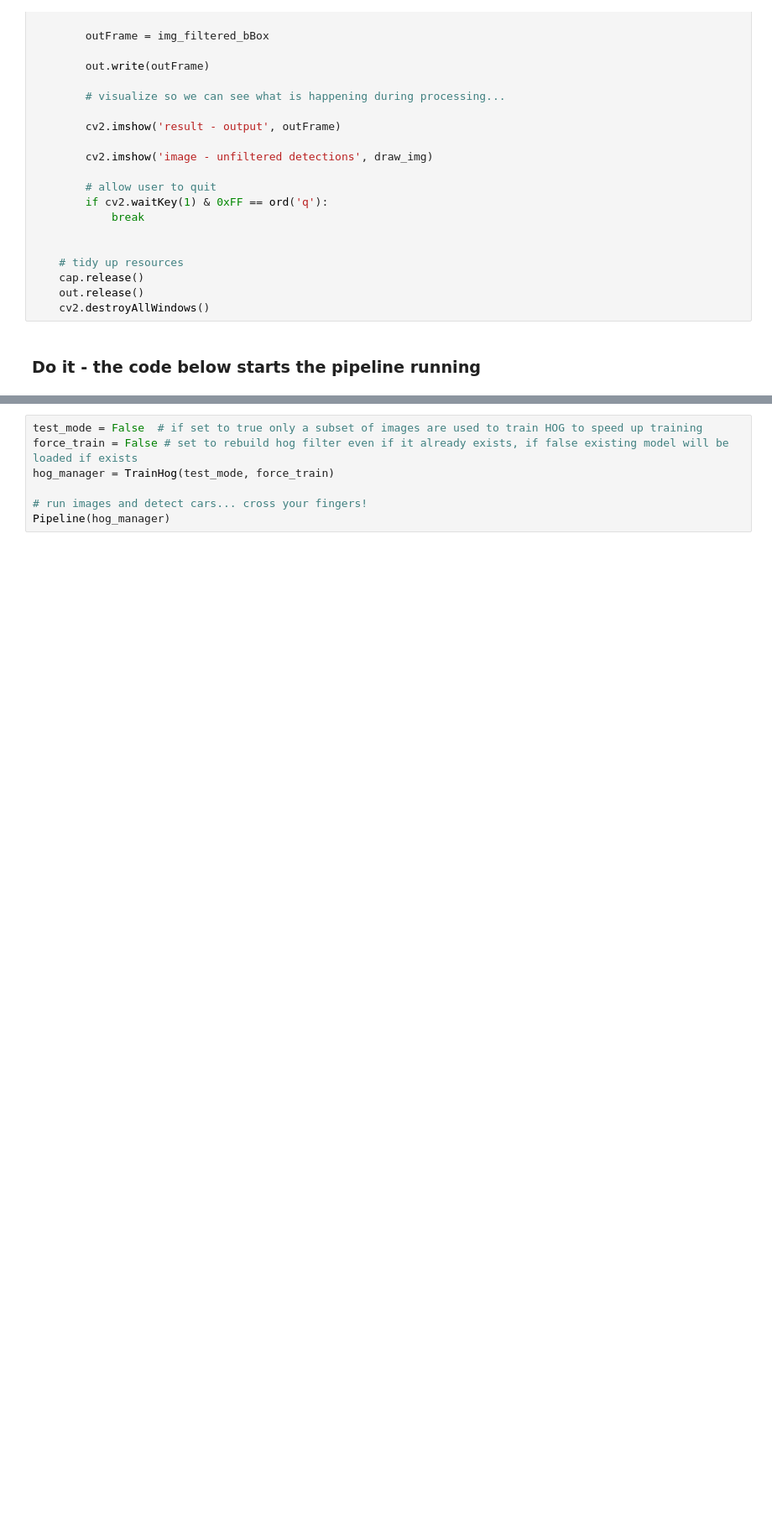
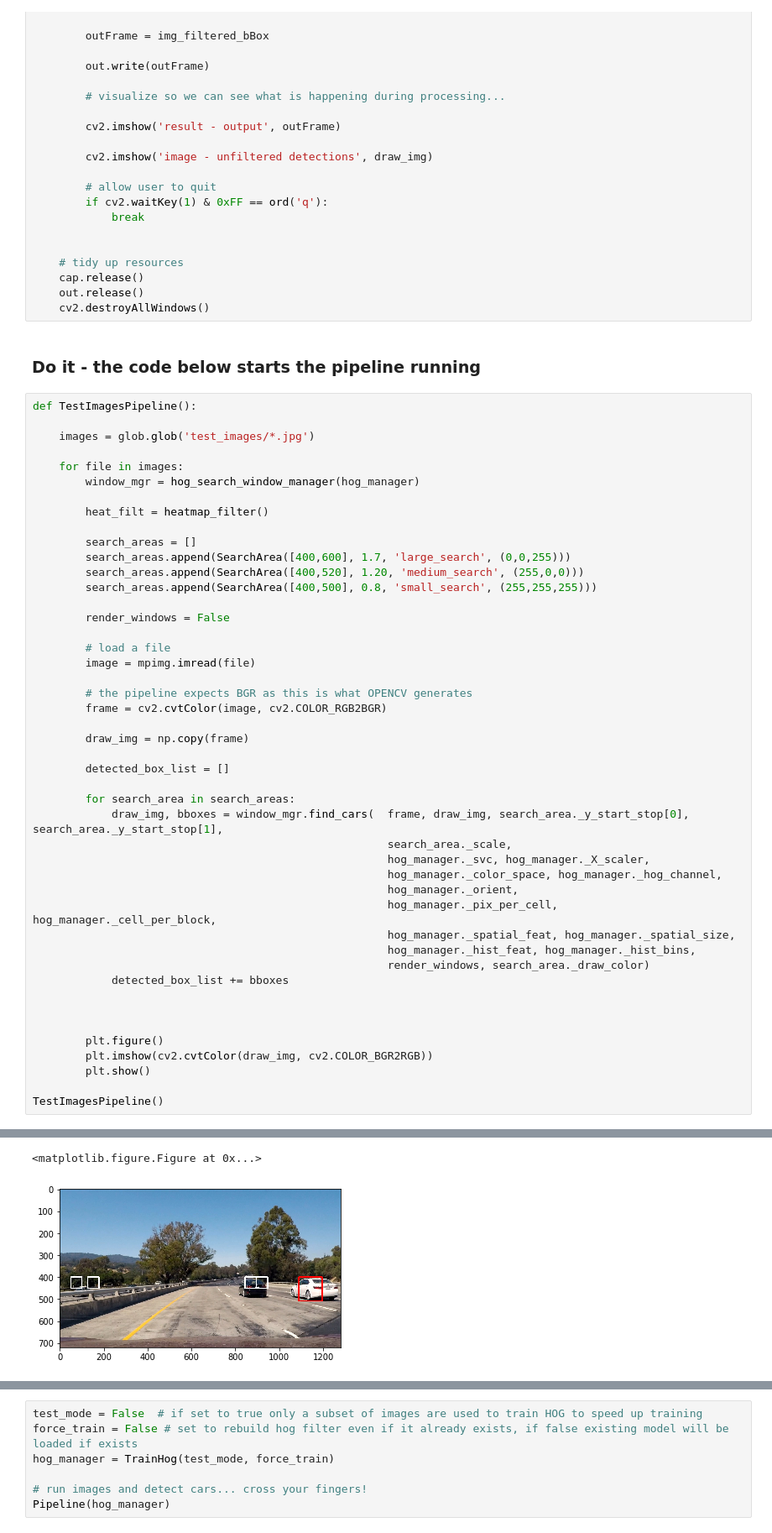
Before and after one commit to GitDaBytes/car-detection, a Jupyter notebook: car-detection.ipynb, the cells around one changed output, grey strips where cells are left out. Shown at 84% size. Drawn from its saved outputs; the diff is of its cells as text; blank space fills up the shorter version.

```diff
--- a/car-detection.ipynb
+++ b/car-detection.ipynb
@@ -940,3 +940,50 @@ def Pipeline(hog_manager):
     cv2.destroyAllWindows()
 # %% [markdown]
 ### Do it - the code below starts the pipeline running
+# %%
+def TestImagesPipeline():
+
+    images = glob.glob('test_images/*.jpg')
+
+    for file in images:
+        window_mgr = hog_search_window_manager(hog_manager)
+
+        heat_filt = heatmap_filter()
+
+        search_areas = []
+        search_areas.append(SearchArea([400,600], 1.7, 'large_search', (0,0,255)))
+        search_areas.append(SearchArea([400,520], 1.20, 'medium_search', (255,0,0)))
+        search_areas.append(SearchArea([400,500], 0.8, 'small_search', (255,255,255)))
+
+        render_windows = False
+
+        # load a file
+        image = mpimg.imread(file)
+
+        # the pipeline expects BGR as this is what OPENCV generates
+        frame = cv2.cvtColor(image, cv2.COLOR_RGB2BGR)
+
+        draw_img = np.copy(frame)
+
+        detected_box_list = []
+
+        for search_area in search_areas:
+            draw_img, bboxes = window_mgr.find_cars(  frame, draw_img, search_area._y_start_stop[0], search_area._y_start_stop[1],
+                                                      search_area._scale,
+                                                      hog_manager._svc, hog_manager._X_scaler,
+                                                      hog_manager._color_space, hog_manager._hog_channel,
+                                                      hog_manager._orient,
+                                                      hog_manager._pix_per_cell, hog_manager._cell_per_block,
+                                                      hog_manager._spatial_feat, hog_manager._spatial_size,
+                                                      hog_manager._hist_feat, hog_manager._hist_bins,
+                                                      render_windows, search_area._draw_color)
+            detected_box_list += bboxes
+
+
+
+        plt.figure()
+        plt.imshow(cv2.cvtColor(draw_img, cv2.COLOR_BGR2RGB))
+        plt.show()
+
+TestImagesPipeline()
+# %% [output]
@@ -942,0 +992,2 @@ def Pipeline(hog_manager):
+<matplotlib.figure.Figure at 0x...>
+[figure, added]
```
Also changed, not shown: parts of 1 cell of this notebook, 1 other file.
